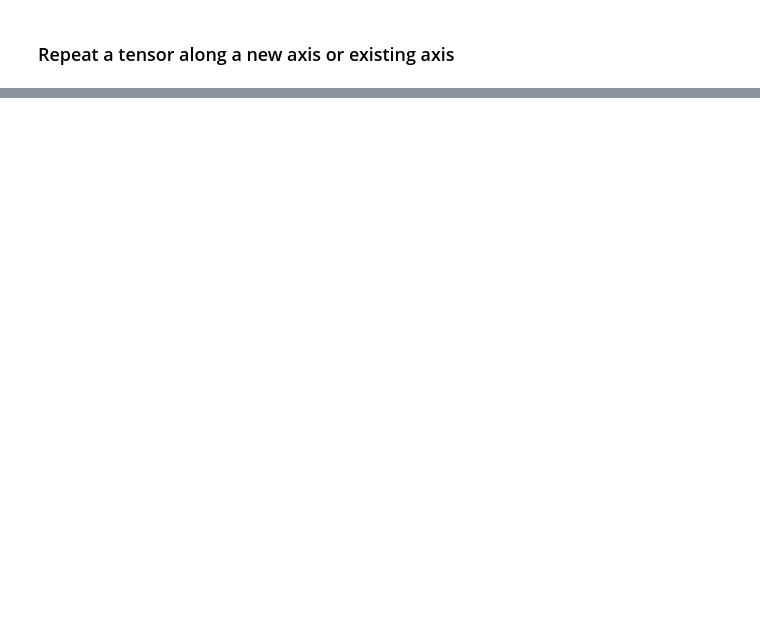
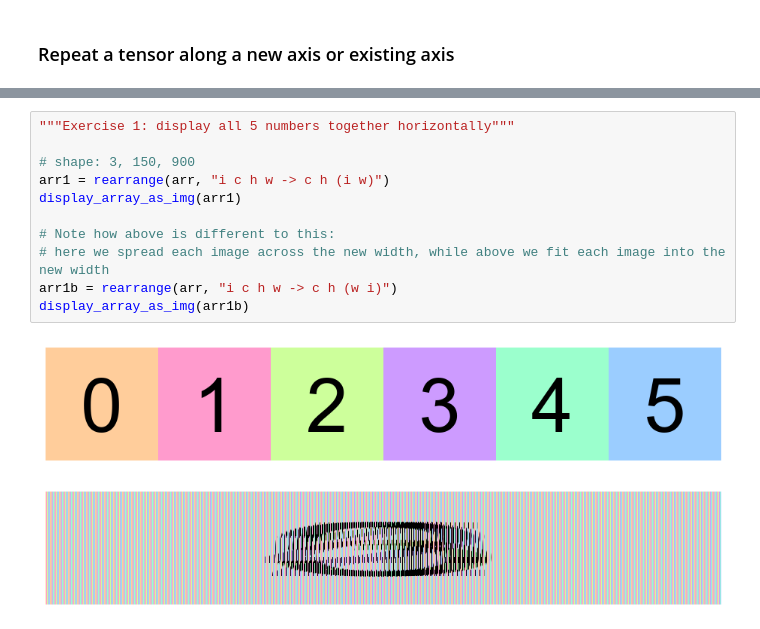
Before and after one commit to jkbhagatio/arena_3.0_course, a Jupyter notebook: playground/einops_intro.ipynb, the cells around one changed output, grey strips where cells are left out. Cells and saved outputs as stored; diff of their text form; blank space fills up the shorter version.

```diff
--- a/playground/einops_intro.ipynb
+++ b/playground/einops_intro.ipynb
@@ -315,0 +385,14 @@ torch.Size([3, 224, 448])
+# %%
+"""Exercise 1: display all 5 numbers together horizontally"""
+
+# shape: 3, 150, 900
+arr1 = rearrange(arr, "i c h w -> c h (i w)")
+display_array_as_img(arr1)
+
+# Note how above is different to this:
+# here we spread each image across the new width, while above we fit each image into the new width
+arr1b = rearrange(arr, "i c h w -> c h (w i)")
+display_array_as_img(arr1b)
+# %% [output]
+[figure, added]
+[figure, added]
```
Also changed, not shown: parts of 22 cells of this notebook.
